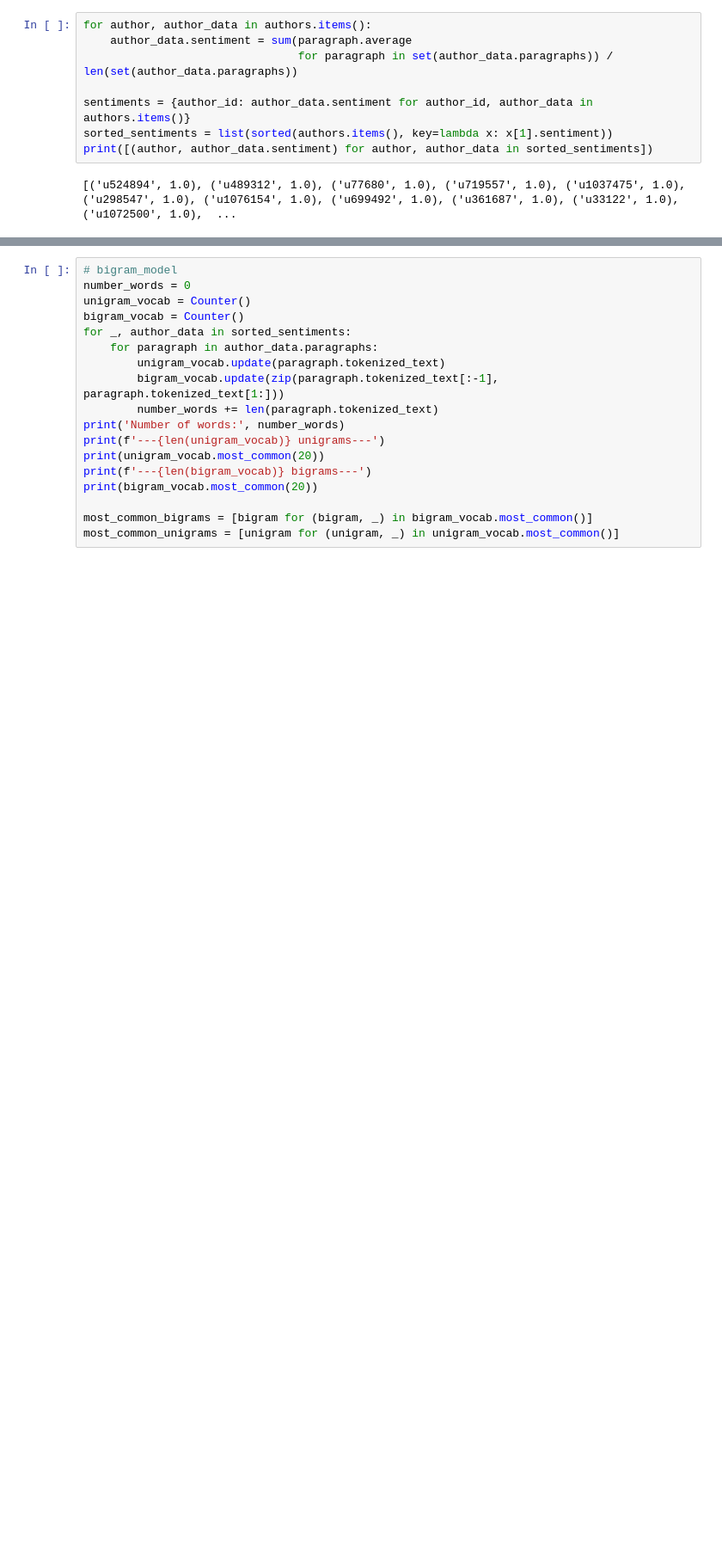
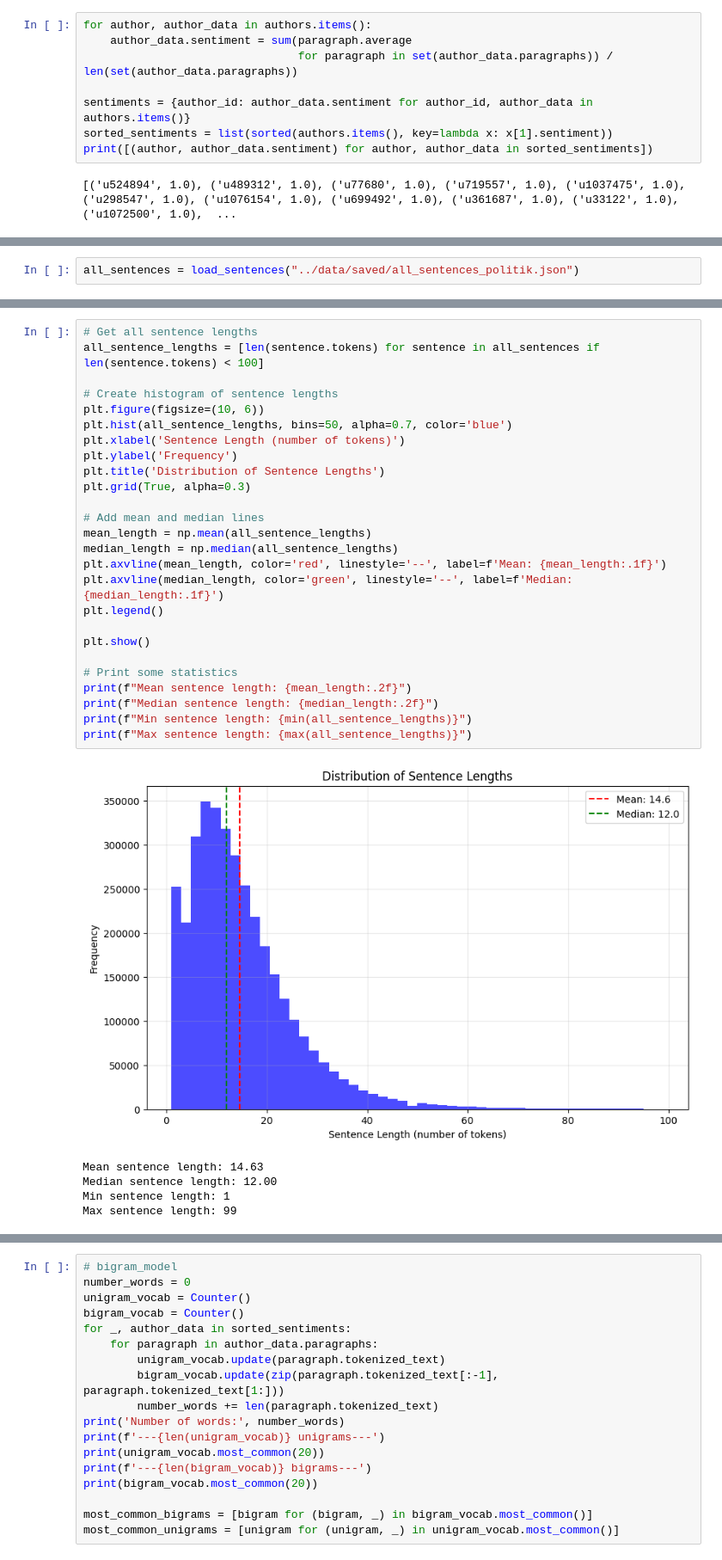
Before and after one commit to DominikKuenkele/MLT_Language-Technology-Resources_project, a Jupyter notebook: code/process.ipynb, the cells around one changed output, grey strips where cells are left out. Shown at 86% size. Saved outputs shown, nothing was run; the diff lists cells and outputs as text; blank space fills up the shorter version.

```diff
--- a/code/process.ipynb
+++ b/code/process.ipynb
@@ -55,0 +110,2 @@ print([(author, author_data.sentiment) for author, author_data in sorted_sentime
+# %%
+all_sentences = load_sentences("../data/saved/all_sentences_politik.json")
@@ -55,0 +120,32 @@ print([(author, author_data.sentiment) for author, author_data in sorted_sentime
+# %%
+# Get all sentence lengths
+all_sentence_lengths = [len(sentence.tokens) for sentence in all_sentences if len(sentence.tokens) < 100]
+
+# Create histogram of sentence lengths
+plt.figure(figsize=(10, 6))
+plt.hist(all_sentence_lengths, bins=50, alpha=0.7, color='blue')
+plt.xlabel('Sentence Length (number of tokens)')
+plt.ylabel('Frequency')
+plt.title('Distribution of Sentence Lengths')
+plt.grid(True, alpha=0.3)
+
+# Add mean and median lines
+mean_length = np.mean(all_sentence_lengths)
+median_length = np.median(all_sentence_lengths)
+plt.axvline(mean_length, color='red', linestyle='--', label=f'Mean: {mean_length:.1f}')
+plt.axvline(median_length, color='green', linestyle='--', label=f'Median: {median_length:.1f}')
+plt.legend()
+
+plt.show()
+
+# Print some statistics
+print(f"Mean sentence length: {mean_length:.2f}")
+print(f"Median sentence length: {median_length:.2f}")
+print(f"Min sentence length: {min(all_sentence_lengths)}")
+print(f"Max sentence length: {max(all_sentence_lengths)}")
+# %% [output]
+[figure, added]
+Mean sentence length: 14.63
+Median sentence length: 12.00
+Min sentence length: 1
+Max sentence length: 99
```
Also changed, not shown: parts of 27 cells of this notebook, 13 other files.
